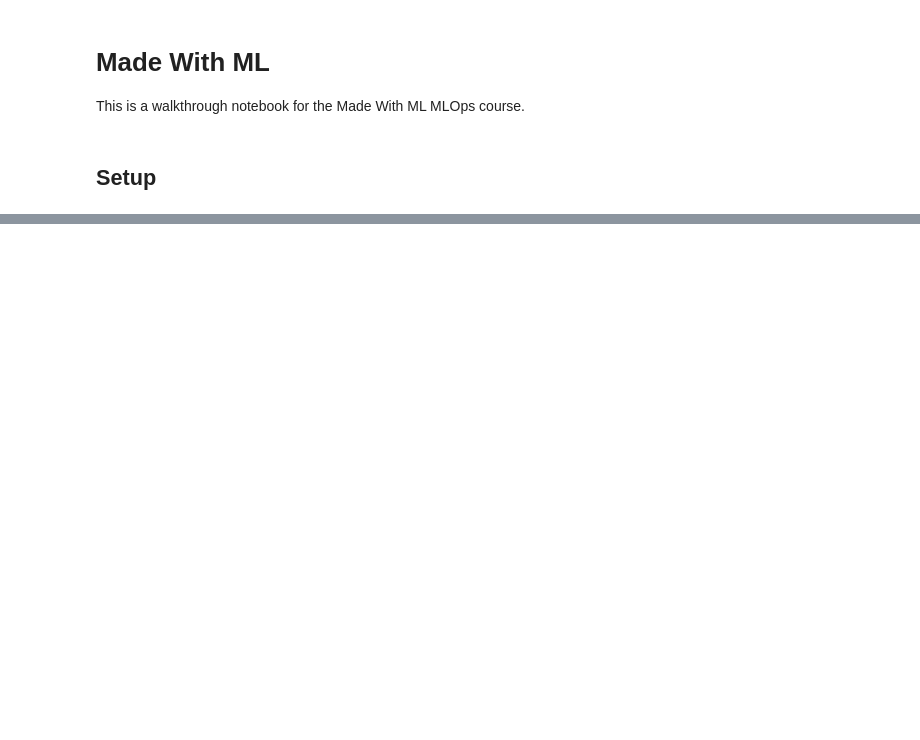
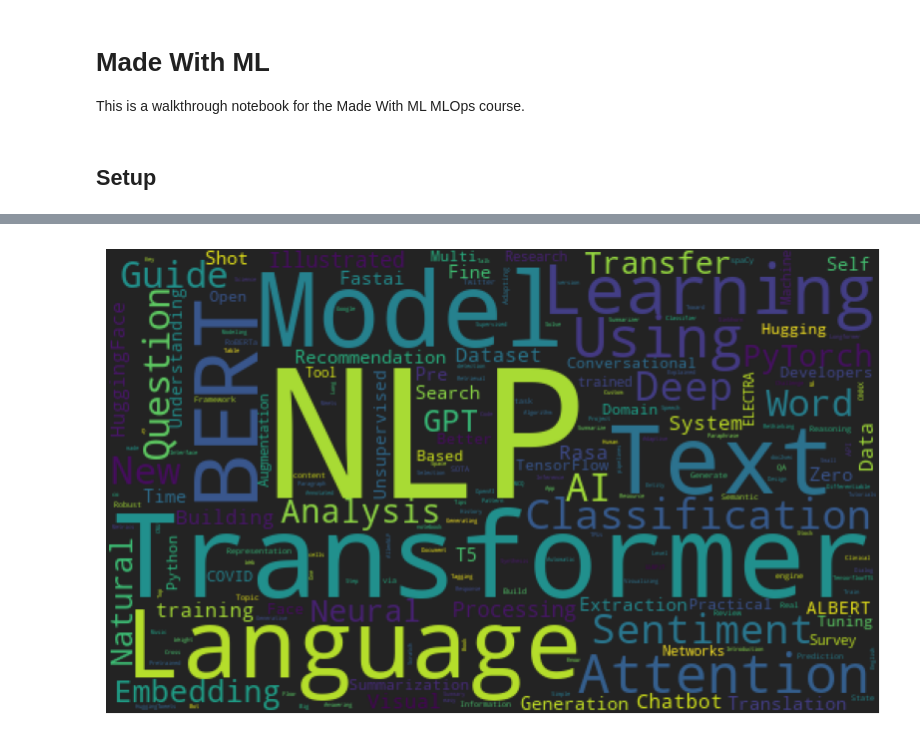
Before and after one commit to Subhadeep0506/made-with-ml, a Jupyter notebook: notebooks/walkthrough.ipynb, the cells around one changed output, grey strips where cells are left out. Drawn from its saved outputs; the diff is of its cells as text; code cells hidden in the pictures; blank space fills up the shorter version.

```diff
--- a/notebooks/walkthrough.ipynb
+++ b/notebooks/walkthrough.ipynb
@@ -25,0 +237,19 @@ ray.cluster_resources()
+# %%
+tag = "natural-language-processing"
+plt.figure(figsize=(10, 8))
+subset = df[df.tag == tag]
+text = subset.title.values
+cloud = WordCloud(
+    stopwords=STOPWORDS,
+    background_color="#232323",
+    collocations=False,
+    width=500,
+    height=300,
+).generate(
+    " ".join(text),
+)
+plt.axis("off")
+plt.imshow(cloud)
+plt.show()
+# %% [output]
+[figure, added]
```
Also changed, not shown: parts of 68 cells of this notebook.
